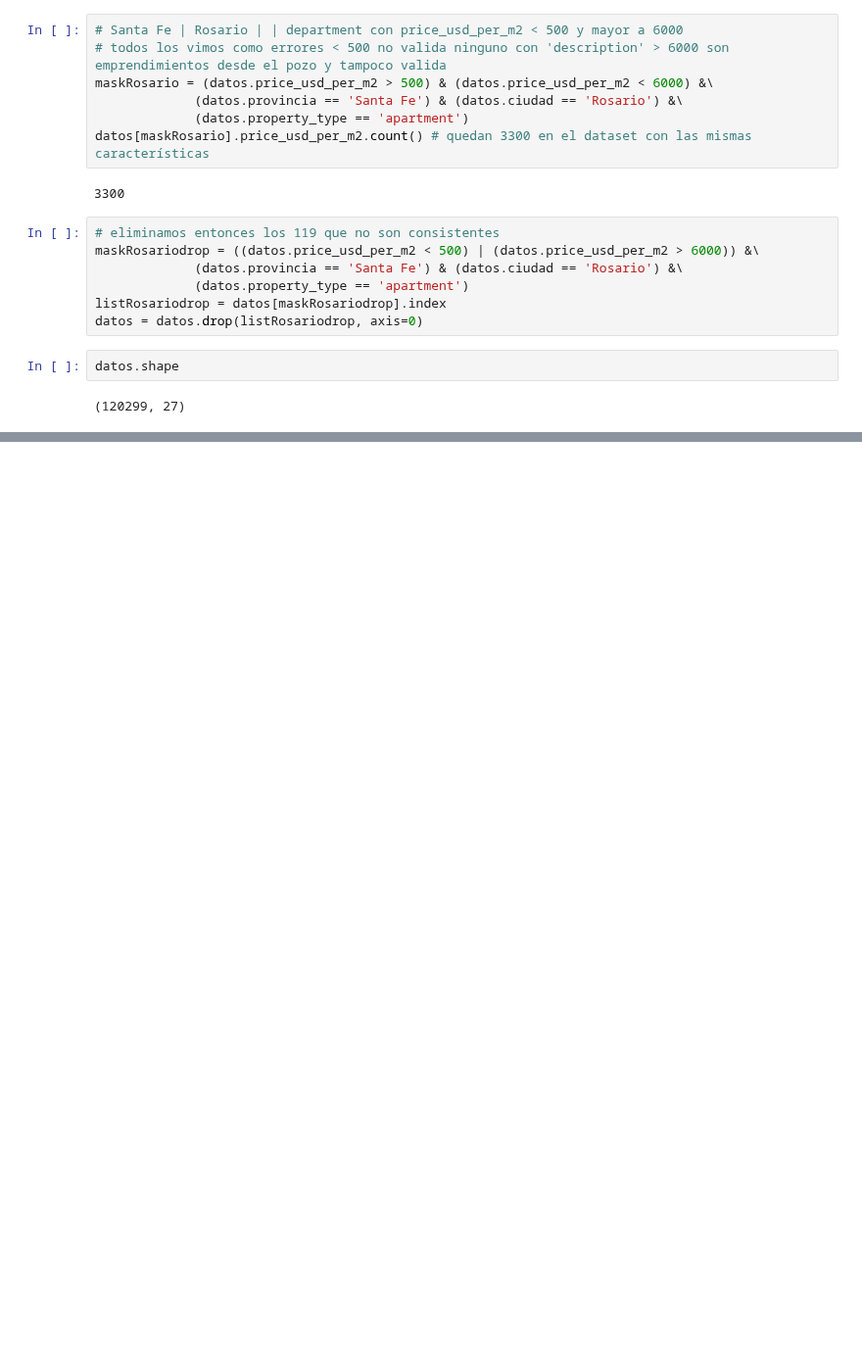
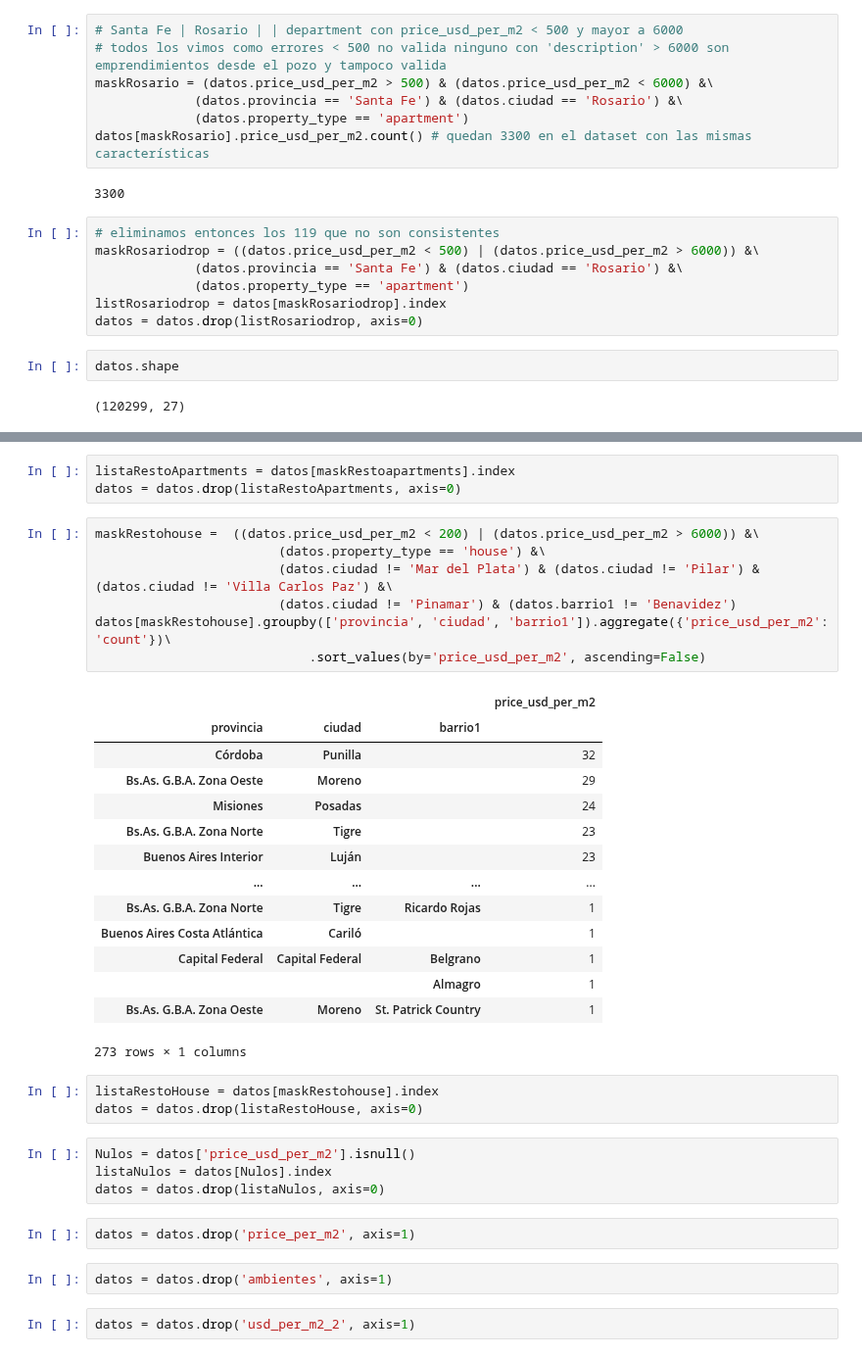
Before and after one commit to Facundo-Peloso/DH-TP-1---Grupo-10, a Jupyter notebook: tp_roberto.ipynb, the cells around one changed output, grey strips where cells are left out. Shown at 98% size. Drawn from its saved outputs; the diff is of its cells as text; blank space fills up the shorter version.

```diff
--- a/tp_roberto.ipynb
+++ b/tp_roberto.ipynb
@@ -879,0 +918,38 @@ datos.shape
+# %%
+listaRestoApartments = datos[maskRestoapartments].index
+datos = datos.drop(listaRestoApartments, axis=0)
+# %%
+maskRestohouse =  ((datos.price_usd_per_m2 < 200) | (datos.price_usd_per_m2 > 6000)) &\
+                        (datos.property_type == 'house') &\
+                        (datos.ciudad != 'Mar del Plata') & (datos.ciudad != 'Pilar') & (datos.ciudad != 'Villa Carlos Paz') &\
+                        (datos.ciudad != 'Pinamar') & (datos.barrio1 != 'Benavidez')
+datos[maskRestohouse].groupby(['provincia', 'ciudad', 'barrio1']).aggregate({'price_usd_per_m2': 'count'})\
+                            .sort_values(by='price_usd_per_m2', ascending=False)
+# %% [output]
+|  |  |  | price_usd_per_m2 |
+| provincia | ciudad | barrio1 |  |
+| Córdoba | Punilla |  | 32 |
+| Bs.As. G.B.A. Zona Oeste | Moreno |  | 29 |
+| Misiones | Posadas |  | 24 |
+| Bs.As. G.B.A. Zona Norte | Tigre |  | 23 |
+| Buenos Aires Interior | Luján |  | 23 |
+| ... | ... | ... | ... |
+| Bs.As. G.B.A. Zona Norte | Tigre | Ricardo Rojas | 1 |
+| Buenos Aires Costa Atlántica | Cariló |  | 1 |
+| Capital Federal | Capital Federal | Belgrano | 1 |
+|  |  | Almagro | 1 |
+| Bs.As. G.B.A. Zona Oeste | Moreno | St. Patrick Country | 1 |
+273 rows × 1 columns
+# %%
+listaRestoHouse = datos[maskRestohouse].index
+datos = datos.drop(listaRestoHouse, axis=0)
+# %%
+Nulos = datos['price_usd_per_m2'].isnull()
+listaNulos = datos[Nulos].index
+datos = datos.drop(listaNulos, axis=0)
+# %%
+datos = datos.drop('price_per_m2', axis=1)
+# %%
+datos = datos.drop('ambientes', axis=1)
+# %%
+datos = datos.drop('usd_per_m2_2', axis=1)
```
Also changed, not shown: parts of 22 cells of this notebook.
